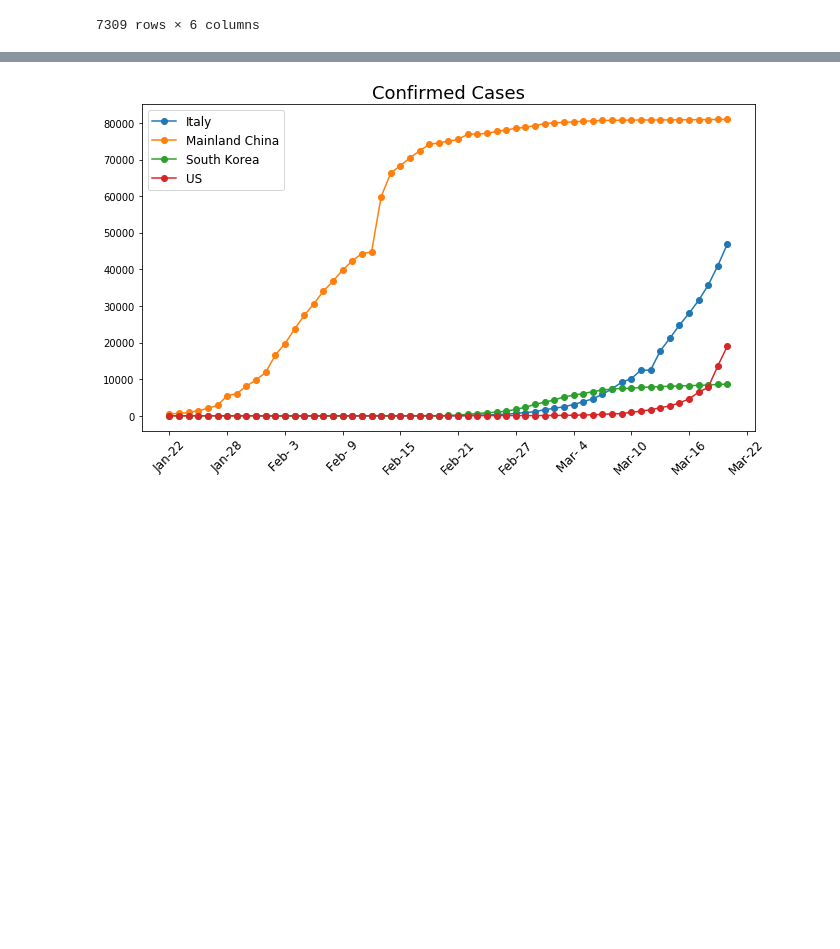
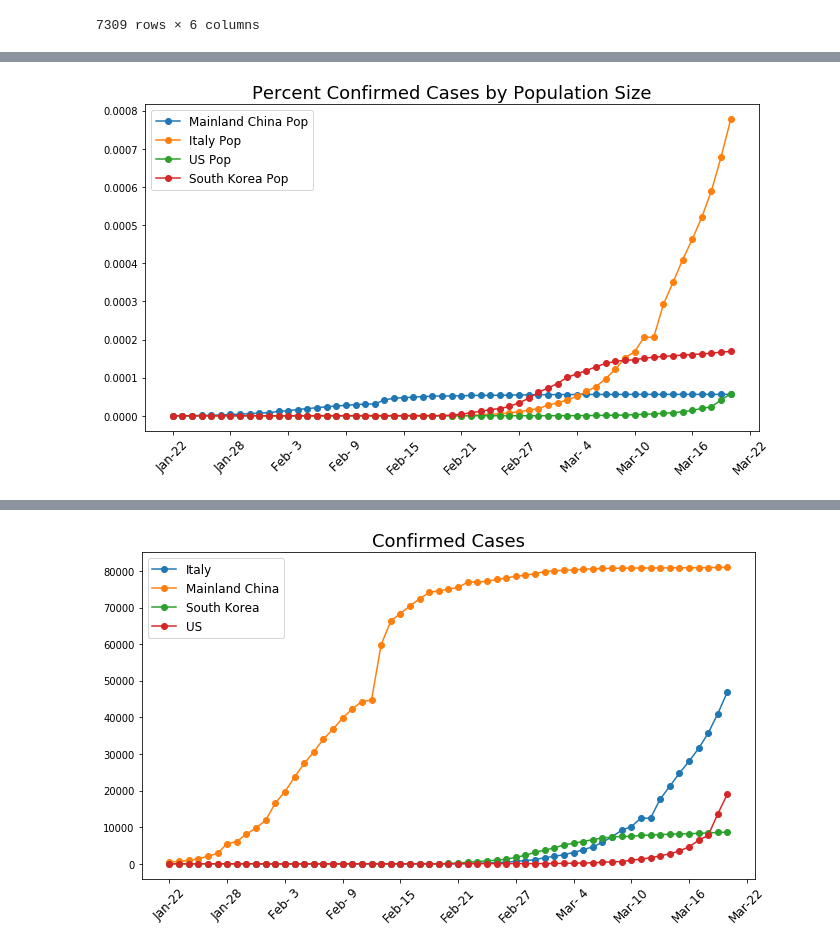
Before and after one commit to ryanthelen/Projects, a Jupyter notebook: Corona Virus Data.ipynb, the cells around one changed output, grey strips where cells are left out. Saved outputs shown, nothing was run; the diff lists cells and outputs as text; code cells hidden in the pictures; blank space fills up the shorter version.

```diff
--- a/Corona Virus Data.ipynb
+++ b/Corona Virus Data.ipynb
@@ -99,0 +94,8 @@ country[country['Confirmed']>1000].sort_values(['Death Rate'],ascending=False).s
+# %%
+hist=daily.groupby(['Country','Date']).Confirmed.sum().loc[(['US','Italy','South Korea','Mainland China'])].unstack(level=0)
+populations=pd.Series({'Italy':60480086,'Mainland China':1437797823,'South Korea':51257113,'US':329420235},name='Population')
+hist['Mainland China Pop']= hist['Mainland China']/populations.loc['Mainland China']
+hist['Italy Pop']=hist['Italy']/populations.loc['Italy']
+hist['US Pop']=hist['US']/populations.loc['US']
+hist['South Korea Pop']=hist['South Korea']/populations.loc['South Korea']
+hist
@@ -99,0 +121,19 @@ country[country['Confirmed']>1000].sort_values(['Death Rate'],ascending=False).s
+# %%
+import matplotlib.pyplot as plt
+import matplotlib.dates as mdates
+months = mdates.MonthLocator()
+months_fmt = mdates.DateFormatter('%b-%e')
+
+confirm=hist[['Mainland China Pop','Italy Pop','US Pop','South Korea Pop']]
+
+fig,ax=plt.subplots(figsize=(11,6))
+ax.plot(confirm,marker='o')
+
+plt.title('Percent Confirmed Cases by Population Size',fontdict={'fontsize':18})
+ax.legend(confirm.columns, loc=2, fontsize=12)
+ax.xaxis.set_major_locator(plt.MaxNLocator(12))
+ax.xaxis.set_major_formatter(months_fmt)
+plt.xticks(rotation=45, fontsize=12)
+plt.show()
+# %% [output]
+[figure, added]
```
Also changed, not shown: parts of 7 cells of this notebook.
